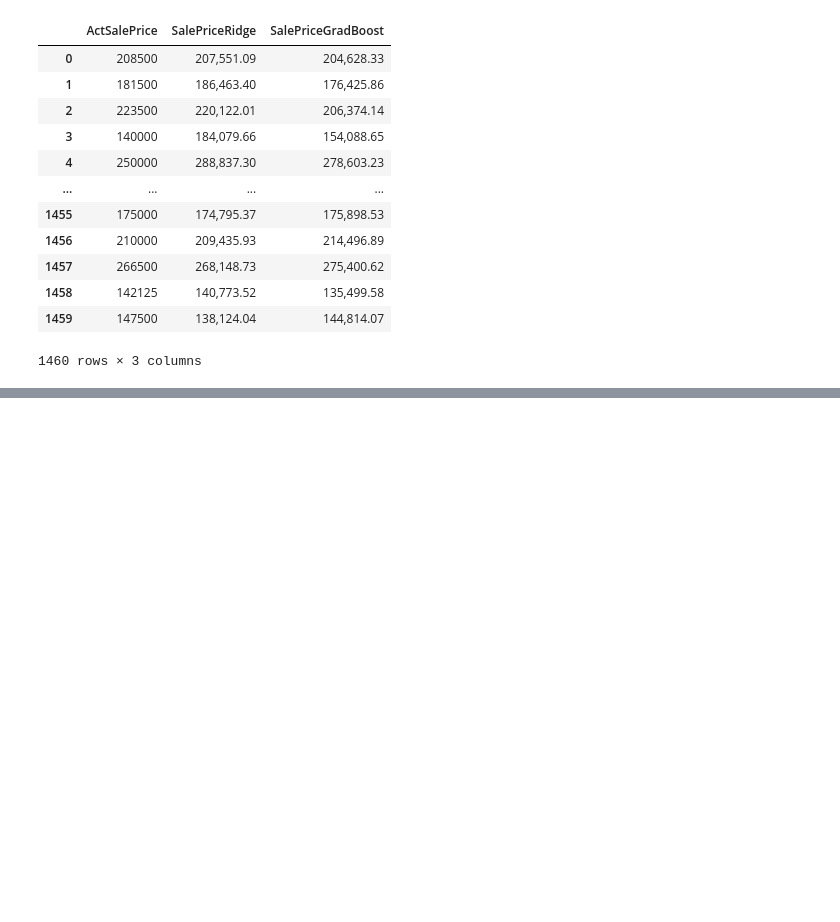
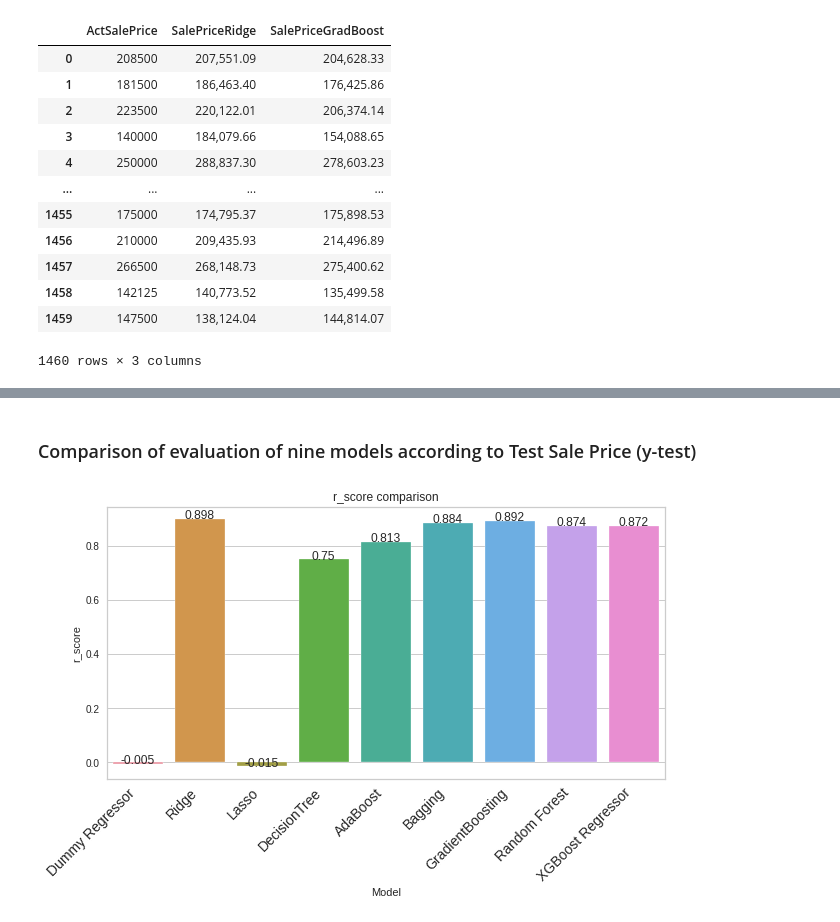
Before and after one commit to ea428815/House_Prices, a Jupyter notebook: House_Prices.ipynb, the cells around one changed output, grey strips where cells are left out. Drawn from its saved outputs; the diff is of its cells as text; code cells hidden in the pictures; blank space fills up the shorter version.

```diff
--- a/House_Prices.ipynb
+++ b/House_Prices.ipynb
@@ -1032,0 +1039,21 @@ ModuleNotFoundError: No module named 'xgboost'
+# %%
+import numpy as np
+df_predictions=df_salesprices_with_predictions.drop('ActSalePrice',axis=1)
+nb_rows=df_predictions.shape[0]
+cnt_less_than_min=0
+cnt_more_than_max=0
+for i in range(nb_row):
+   lst=[]
+   for col in df_predictions.columns:
+     lst.append(df_predictions[col][i])
+   mn=np.min(lst)
+   mx=np.max(lst)
+   if mn>df_salesprices_with_predictions['ActSalePrice'][i]:
+      cnt_less_than_min=cnt_less_than_min+1
+   if mx<df_salesprices_with_predictions['ActSalePrice'][i]:
+      cnt_more_than_max=cnt_more_than_max+1
+prcnt_less_than_min=100*cnt_less_than_min/nb_rows
+prcnt_more_than_max=100*cnt_more_than_max/nb_rows
+
+print(f"The percentage of actual price which are less than minimum of predicted prices is",prcnt_less_than_min)
+print(f"The percentage of actual price which are more than maximum of predicted prices is",prcnt_more_than_max)
@@ -1032,0 +1162,25 @@ ModuleNotFoundError: No module named 'xgboost'
+# %% [markdown]
+### Comparison of evaluation of nine models according to Test Sale Price (y-test)
+# %%
+results_t=results.transpose()
+results_t.reset_index(inplace=True)
+results_t.rename(columns={"index": "Model"},inplace=True)
+# %%
+# Camparing r_scores of nine models by bar graph
+def addlabels(x,y):
+    for i in range(len(x)):
+        plt.text(i, y[i], y[i], ha = 'center')
+
+if __name__ == '__main__':
+  x=results_t['Model']
+  y = results_t['r_score'].round(3)
+
+  plt.figure(figsize=(10,5))
+  plt.title('r_score comparison')
+  ax = sns.barplot(x = results_t['Model'], y = results_t['r_score'])
+  addlabels(x, y)
+  ax.set_xticklabels(labels = results_t['Model'], rotation=45, horizontalalignment='right',size=14)
+
+  plt.show()
+# %% [output]
+[figure, added]
```
Also changed, not shown: parts of 46 cells of this notebook.
